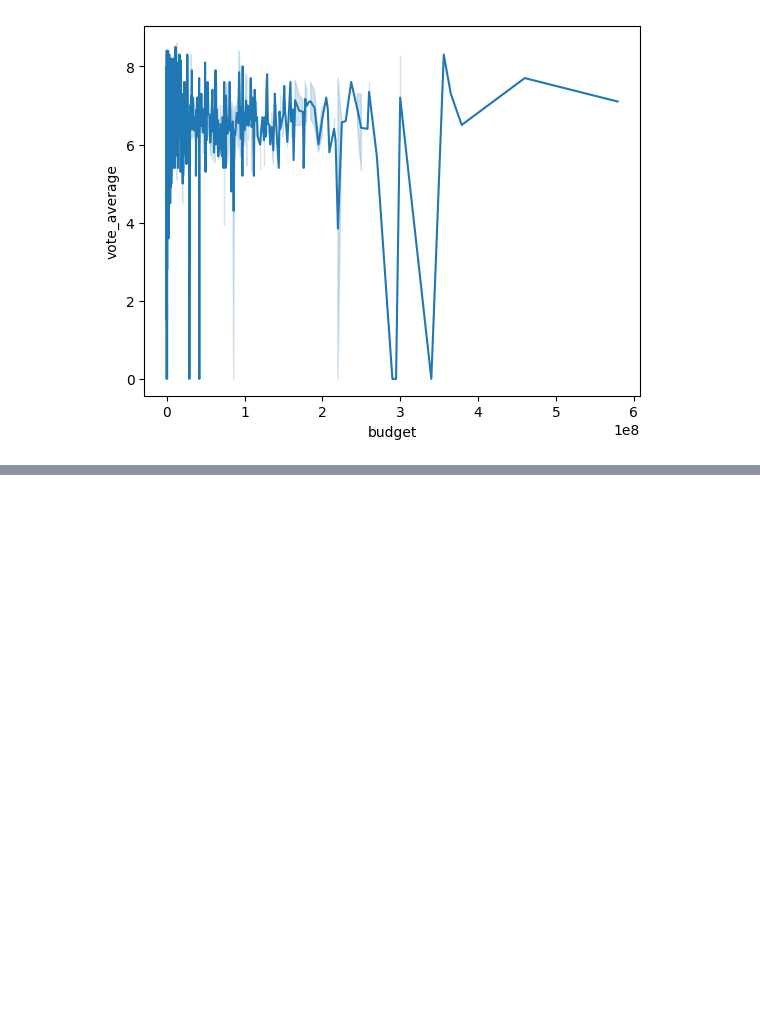
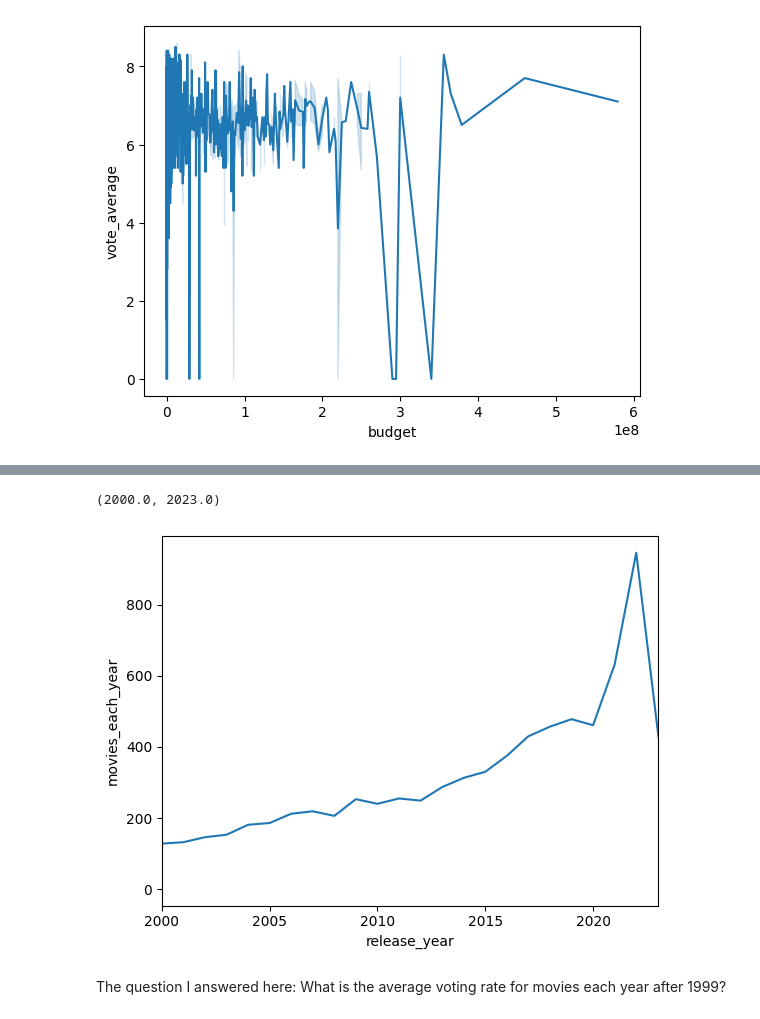
Before and after one commit to Kowallskiy/Movies_Data_Analysis, a Jupyter notebook: data_analysis.ipynb, the cells around one changed output, grey strips where cells are left out. Cells and saved outputs as stored; diff of their text form; code cells hidden in the pictures; blank space fills up the shorter version.

```diff
--- a/data_analysis.ipynb
+++ b/data_analysis.ipynb
@@ -81,0 +93,6 @@ Name: release_year, dtype: int32
+# %%
+movies_data_no_mis_val_year["movies_each_year"] = movies_data_no_mis_val_year.groupby("release_year")["id"].transform('count')
+unique_year_movies = movies_data_no_mis_val_year.drop_duplicates(subset="release_year")
+unique_year_movies = unique_year_movies[unique_year_movies["release_year"] >= 2000]
+unique_year_movies = unique_year_movies.sort_values(by="release_year", ascending=False)
+print(unique_year_movies[["release_year", "movies_each_year"]])
@@ -81,0 +122,8 @@ Name: release_year, dtype: int32
+# %%
+sns.lineplot(data=unique_year_movies, x = "release_year", y = "movies_each_year")
+plt.xlim(2000, 2023)
+# %% [output]
+(2000.0, 2023.0)
+[figure, added]
+# %% [markdown]
+The question I answered here: What is the average voting rate for movies each year after 1999?
```
Also changed, not shown: parts of 10 cells of this notebook.
